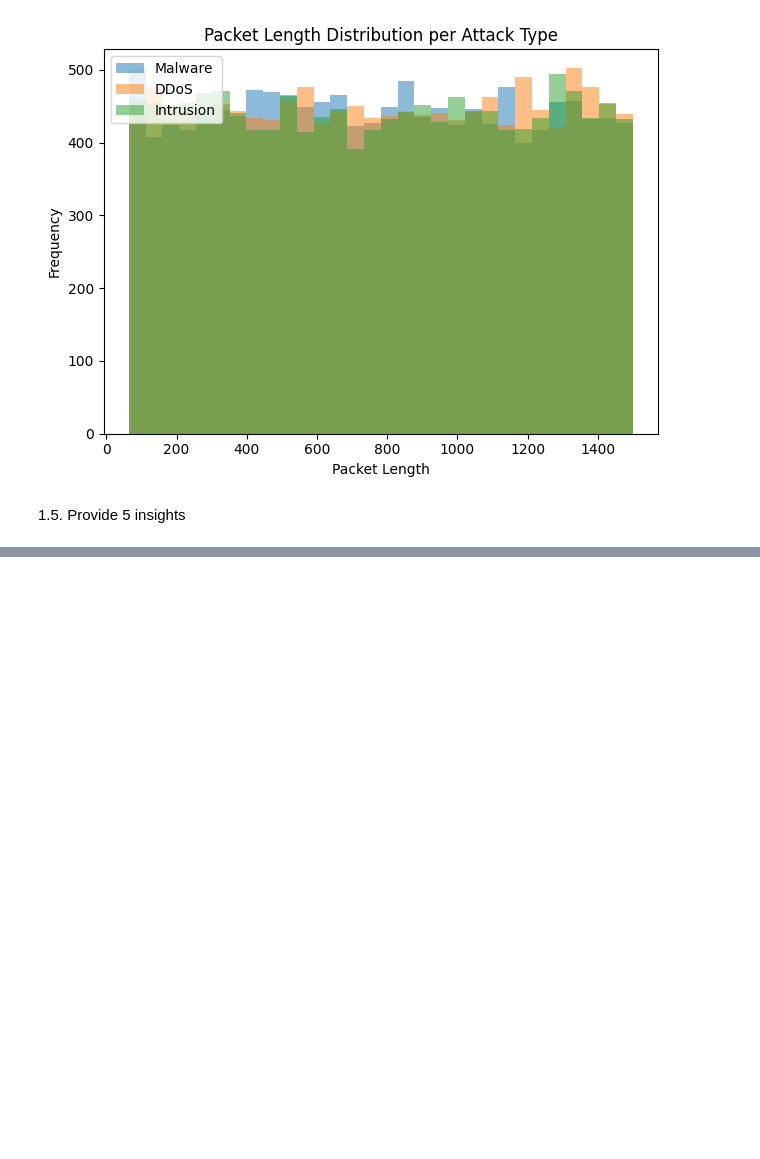
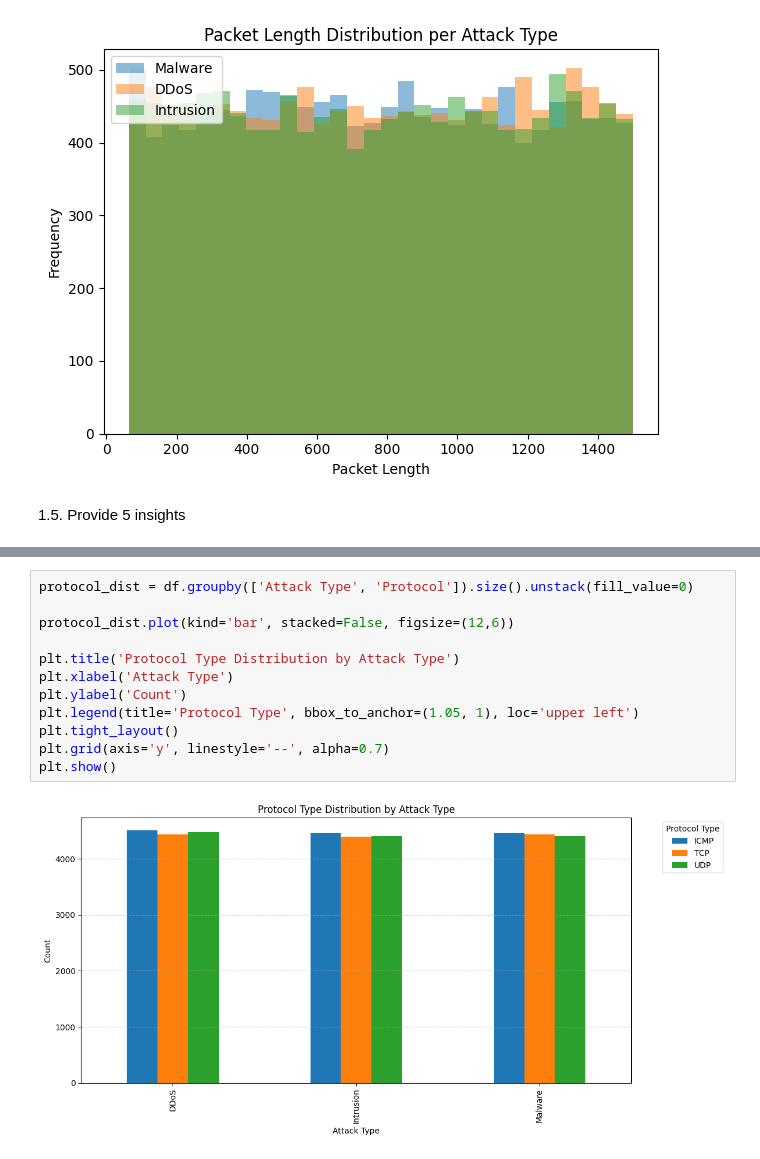
Before and after one commit to spacee48/SIT719, a Jupyter notebook: 5_1C.ipynb, the cells around one changed output, grey strips where cells are left out. Saved outputs shown, nothing was run; the diff lists cells and outputs as text; blank space fills up the shorter version.

```diff
--- a/5_1C.ipynb
+++ b/5_1C.ipynb
@@ -194,0 +247,14 @@ By calculating the average packet length per attack type, we see that some attac
+# %%
+protocol_dist = df.groupby(['Attack Type', 'Protocol']).size().unstack(fill_value=0)
+
+protocol_dist.plot(kind='bar', stacked=False, figsize=(12,6))
+
+plt.title('Protocol Type Distribution by Attack Type')
+plt.xlabel('Attack Type')
+plt.ylabel('Count')
+plt.legend(title='Protocol Type', bbox_to_anchor=(1.05, 1), loc='upper left')
+plt.tight_layout()
+plt.grid(axis='y', linestyle='--', alpha=0.7)
+plt.show()
+# %% [output]
+[figure, added]
```
Also changed, not shown: parts of 23 cells of this notebook.
